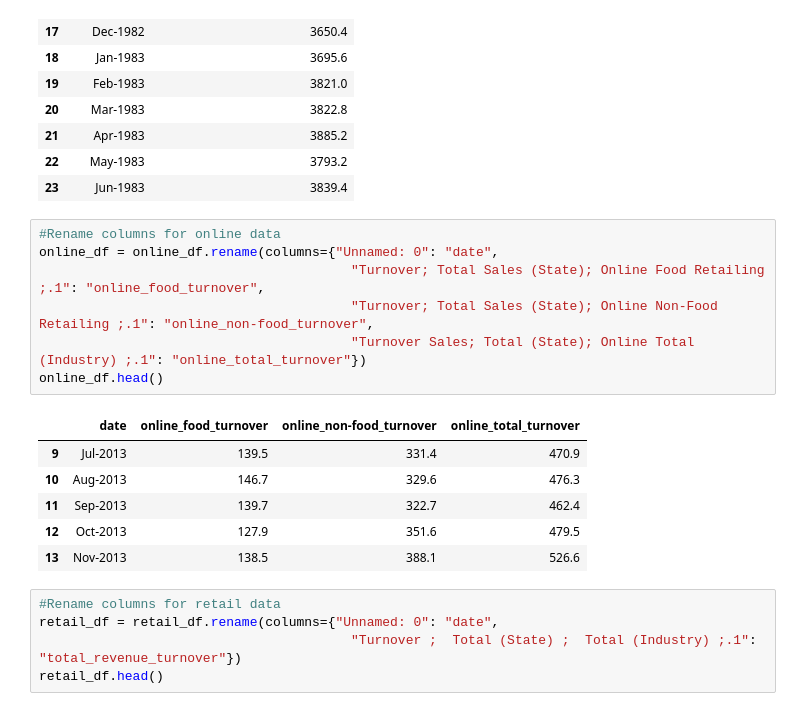
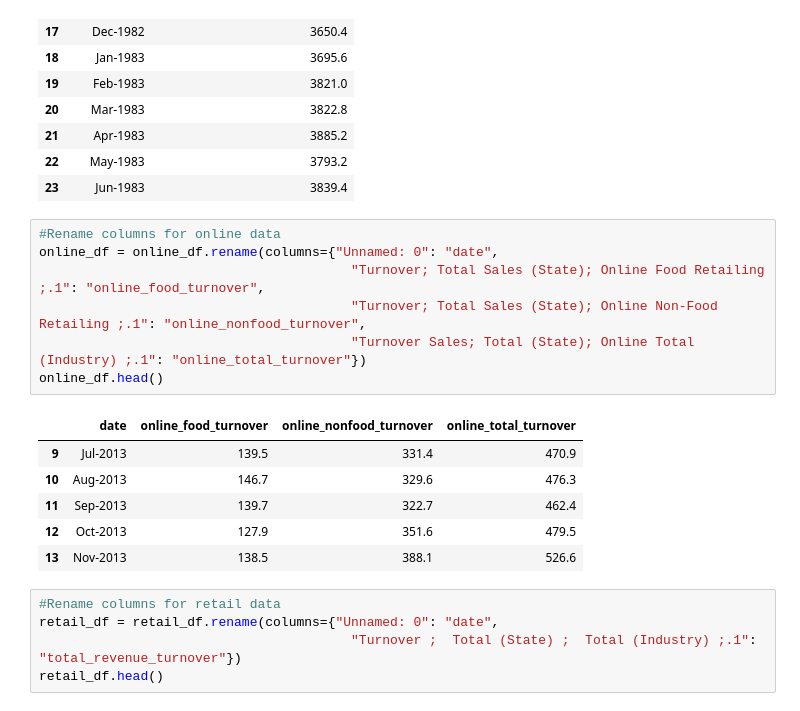
Before and after one commit to Damini-Patel/ecommerce-growth-projection-australia, a Jupyter notebook: ETL/ExtractTransform.ipynb, the cells around one changed output. Cells and saved outputs as stored; diff of their text form.

```diff
--- a/ETL/ExtractTransform.ipynb
+++ b/ETL/ExtractTransform.ipynb
@@ -143,12 +143,12 @@ retail_df.head(15)
 # %%
 #Rename columns for online data
 online_df = online_df.rename(columns={"Unnamed: 0": "date",
                                         "Turnover; Total Sales (State); Online Food Retailing ;.1": "online_food_turnover",
-                                        "Turnover; Total Sales (State); Online Non-Food Retailing ;.1": "online_non-food_turnover",
+                                        "Turnover; Total Sales (State); Online Non-Food Retailing ;.1": "online_nonfood_turnover",
                                         "Turnover Sales; Total (State); Online Total (Industry) ;.1": "online_total_turnover"})
 online_df.head()
 # %% [output]
-|  | date | online_food_turnover | online_non-food_turnover | online_total_turnover |
+|  | date | online_food_turnover | online_nonfood_turnover | online_total_turnover |
 | 9 | Jul-2013 | 139.5 | 331.4 | 470.9 |
 | 10 | Aug-2013 | 146.7 | 329.6 | 476.3 |
 | 11 | Sep-2013 | 139.7 | 322.7 | 462.4 |
```
Also changed, not shown: parts of 3 cells of this notebook, 2 other files.
